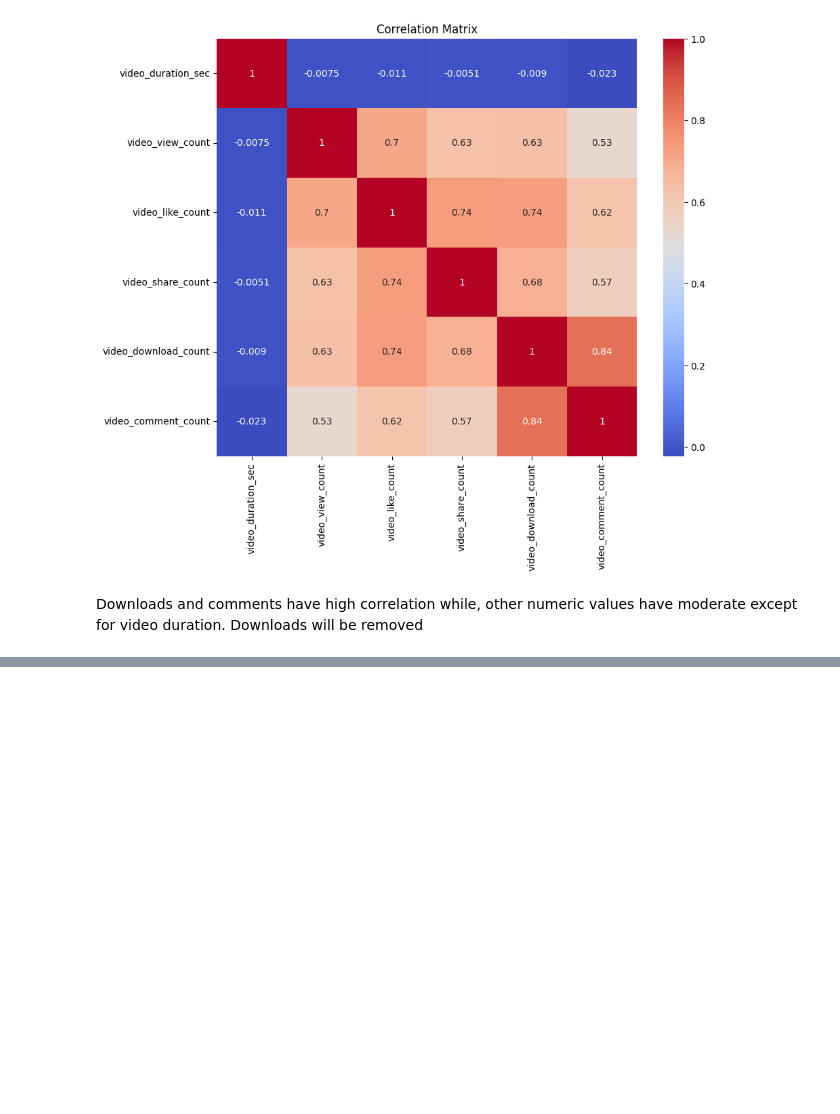
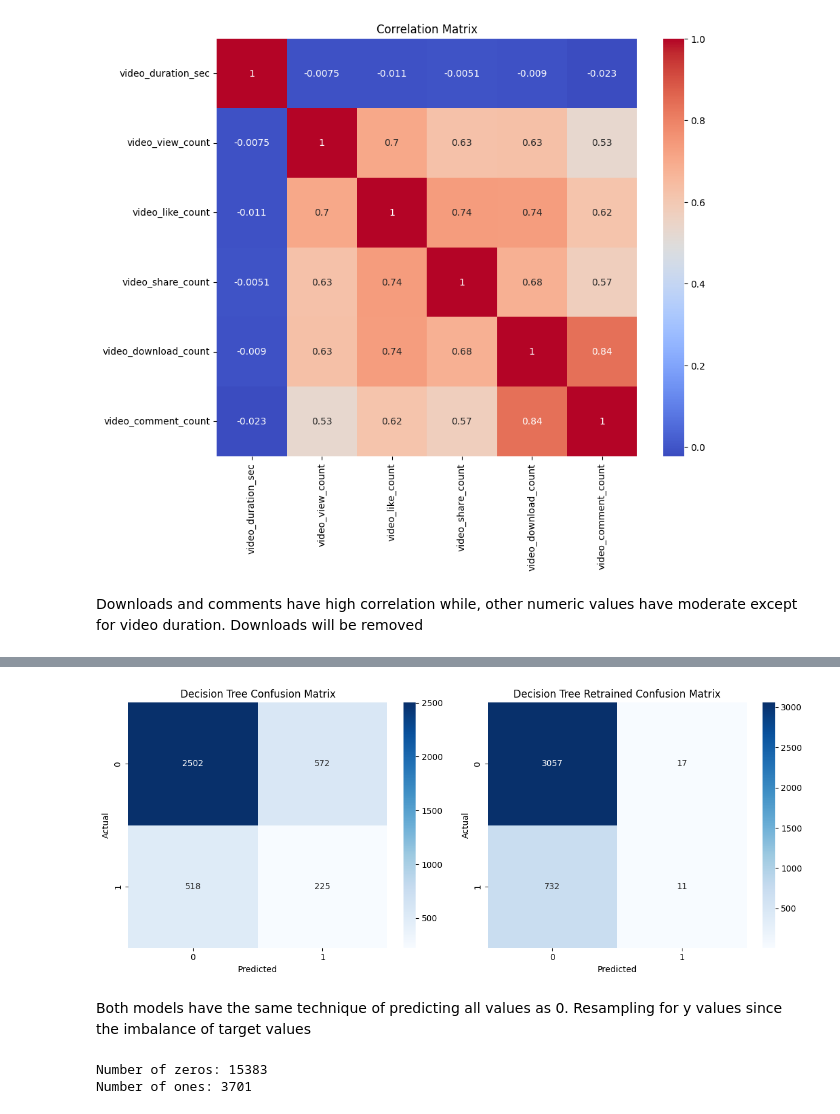
Before and after one commit to Takosaga/fall_24, a Jupyter notebook: machine_learning_and_predictive_analytics/detecting_suspicious_tiktok_content_creators/notebooks/report.ipynb, the cells around one changed output, grey strips where cells are left out. Saved outputs shown, nothing was run; the diff lists cells and outputs as text; code cells hidden in the pictures; blank space fills up the shorter version.

```diff
--- a/machine_learning_and_predictive_analytics/detecting_suspicious_tiktok_content_creators/notebooks/report.ipynb
+++ b/machine_learning_and_predictive_analytics/detecting_suspicious_tiktok_content_creators/notebooks/report.ipynb
@@ -354,9 +358,9 @@ X_test_transformed.head()
 # %%
 # function to do a quick transformation for X and y similar to previous cells
 
-def quick_transformation(df, numeric_cols=numeric_cols, categorical_features=categorical_features):
-    X = tiktok_dataset[numeric_features + categorical_features + text_features].copy()
-    y = LabelEncoder().fit_transform(tiktok_dataset['user_status'].copy())
+def quick_transformation(df, numeric_features=numeric_features, categorical_features=categorical_features):
+    X = df[numeric_features + categorical_features + text_features].copy()
+    y = LabelEncoder().fit_transform(df['user_status'].copy())
     X_train, X_test, y_train, y_test = train_test_split(X, y, test_size=0.2, random_state=42)
 
     numeric_data = numeric_transformer.fit_transform(X_train[numeric_features])
@@ -389,6 +393,8 @@ def quick_transformation(df, numeric_cols=numeric_cols, categorical_features=cat
     ])
 
     X_test_transformed = pd.DataFrame(X_test_transformed, columns=transformed_columns)
+
+    return X_train_transformed, X_test_transformed, y_train, y_test
 # %% [markdown]
 ### Training Baseline
 Using all features to make baseline model to measure performance
@@ -695,0 +855,7 @@ plt.show()
+# %%
+dt_model_01 = DecisionTreeClassifier(max_depth=5,random_state=42)
+dt_model_01.fit(X_train_transformed, y_train)
+dt_predictions_01 = dt_model_01.predict(X_test_transformed)
+print("Decision Tree Accuracy:", accuracy_score(y_test, dt_predictions_01))
+print("Decision Tree Classification Report:\n",
+    classification_report(y_test, dt_predictions_01))
@@ -695,0 +891,36 @@ plt.show()
+# %%
+
+
+cm_dt_01 = confusion_matrix(y_test, dt_predictions_01)
+
+# Plot heatmaps
+plt.figure(figsize=(12, 5))
+
+plt.subplot(1, 2, 1)
+sns.heatmap(cm_dt, annot=True, fmt='d', cmap='Blues')
+plt.title('Decision Tree Confusion Matrix')
+plt.xlabel('Predicted')
+plt.ylabel('Actual')
+
+plt.subplot(1, 2, 2)
+sns.heatmap(cm_dt_01, annot=True, fmt='d', cmap='Blues')
+plt.title('Decision Tree Retrained Confusion Matrix')
+plt.xlabel('Predicted')
+plt.ylabel('Actual')
+
+plt.tight_layout()
+plt.show()
+# %% [output]
+[figure, added]
+# %% [markdown]
+Both models have the same technique of predicting all values as 0. Resampling for y values since the imbalance of target values
+# %%
+
+count_zeros = np.count_nonzero(y == 0)
+count_ones = np.count_nonzero(y == 1)
+
+print("Number of zeros:", count_zeros)
+print("Number of ones:", count_ones)
+# %% [output]
+Number of zeros: 15383
+Number of ones: 3701
```
Also changed, not shown: parts of 34 cells of this notebook.
